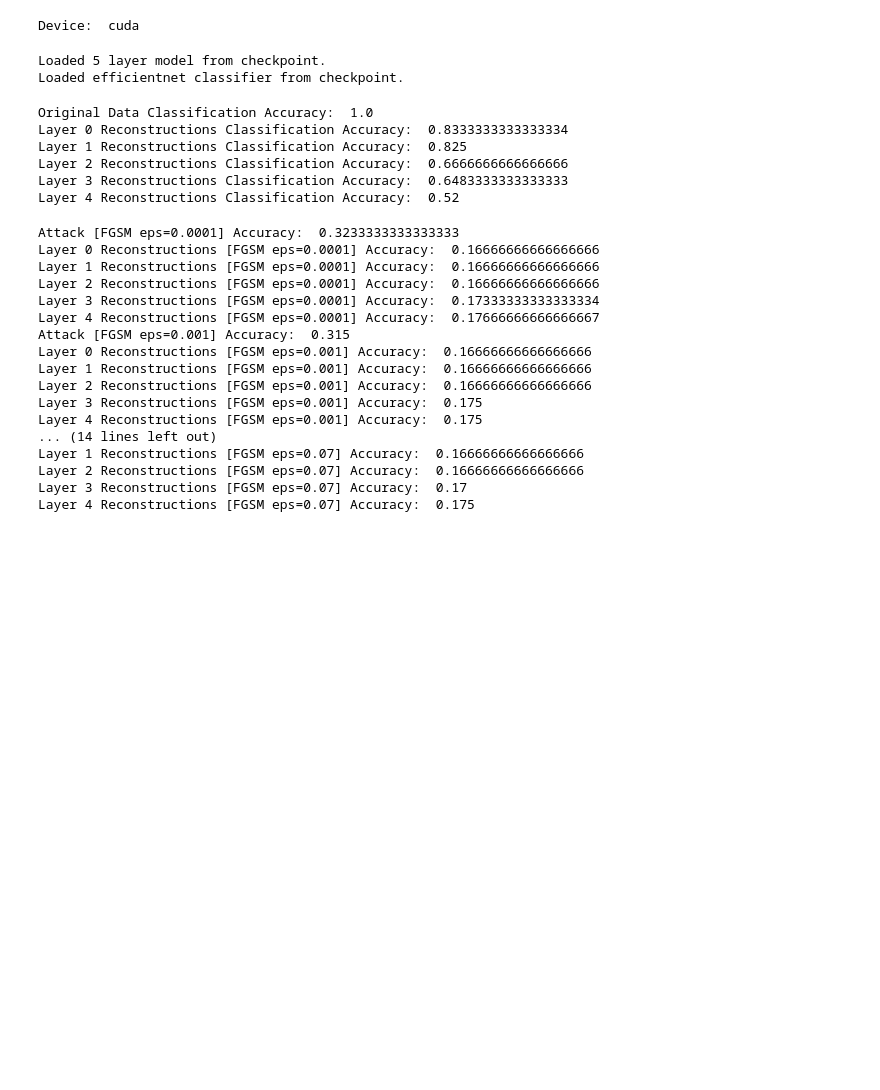
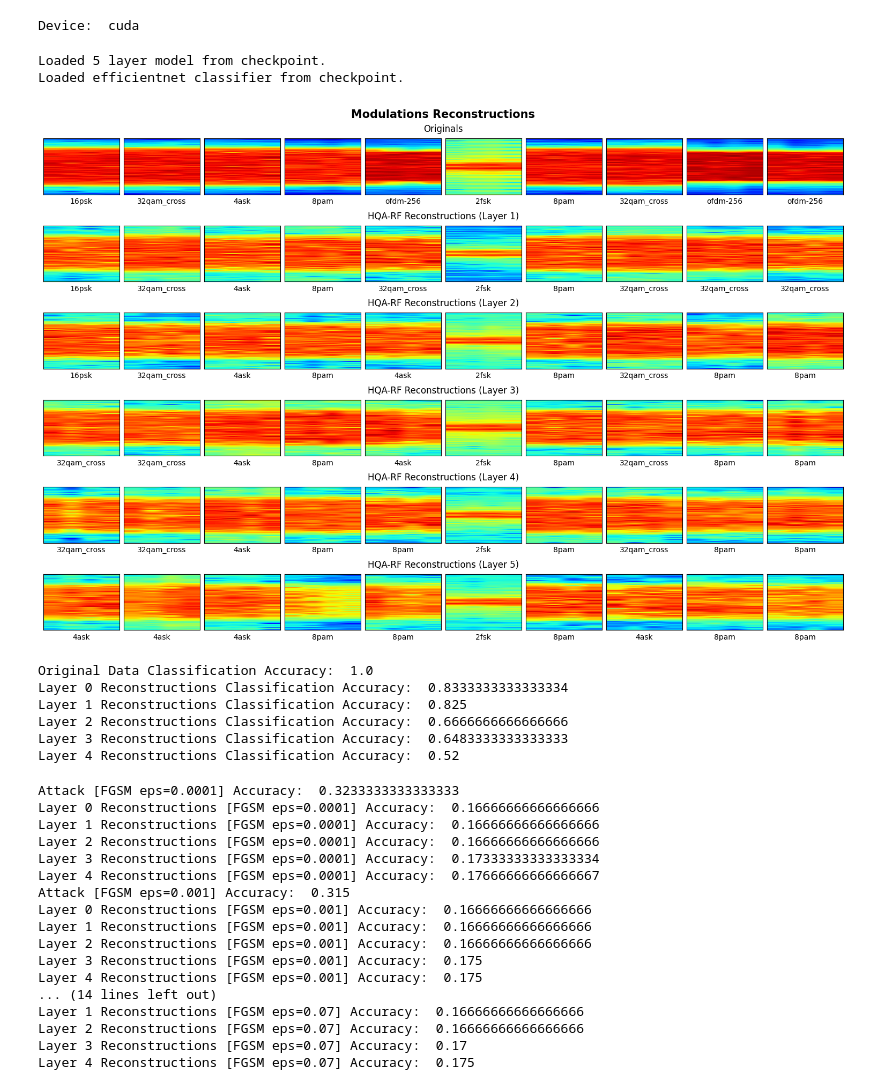
Before and after one commit to armanirodriguez/thesis-code, a Jupyter notebook: Modulations_experiments.ipynb, the cells around one changed output. Saved outputs shown, nothing was run; the diff lists cells and outputs as text; code cells hidden in the pictures; blank space fills up the shorter version.

```diff
--- a/Modulations_experiments.ipynb
+++ b/Modulations_experiments.ipynb
@@ -186,6 +186,50 @@ def get_preds(classifier, dataloader, transform=None):
     Y = list(map(lambda y : y.item(), Y))
     Y_pred = list(map(lambda y : y.item(), Y_pred))
     return Y, Y_pred
+# %%
+num_recons = 10
+
+dataset = dl_train.dataset
+
+x, y = next(iter(dl_train))
+x = x.float()
+# create 3x1 subplots
+fig, axs = plt.subplots(nrows=len(epsilons) + 1, ncols=1, constrained_layout=True, figsize=(15,10))
+fig.suptitle('Modulations Reconstructions', fontweight="bold", fontsize=15)
+
+# clear subplots
+for ax in axs:
+    ax.remove()
+
+# add subfigure per subplot
+gridspec = axs[0].get_subplotspec().get_gridspec()
+subfigs = [fig.add_subfigure(gs) for gs in gridspec]
+
+for row, subfig in enumerate(subfigs):
+    axs = subfig.subplots(nrows=1, ncols=num_recons)
+    if row == 0:
+        subfig.suptitle(f'Originals')
+        y_pred = eff_model(x.to(eff_model.device))[:num_recons]
+        y_pred = y_pred.argmax(axis=1)
+        y_pred = list(map(lambda label : classes[label.item()], y_pred))
+        for ndx, x_original in enumerate(x[:num_recons]):
+            axis = axs[ndx]
+            plot_spectrogram(x_original, ax=axis)
+            axis.set_xlabel(y_pred[ndx])
+    else:
+        subfig.suptitle(f'HQA-RF Reconstructions (Layer {row})')
+        recons = hqa_model[row - 1].reconstruct(x.to(hqa_model.device))
+        y_pred = eff_model(recons.to(eff_model.device))[:num_recons]
+        y_pred = y_pred.argmax(axis=1)
+        y_pred = list(map(lambda label : classes[label.item()], y_pred))
+        for img_ndx, recon in enumerate(recons[:num_recons]):
+            axis = axs[img_ndx]
+            plot_spectrogram(recon, ax=axis)
+            axis.set_xlabel(y_pred[img_ndx])
+plt.savefig("resources/modulations_fgsm.png")
+plt.show()
+# %% [output]
+[figure, added]
 # %%
 accuracies_no_attack = []
 
```
Also changed, not shown: parts of 2 cells of this notebook, 1 other file.
